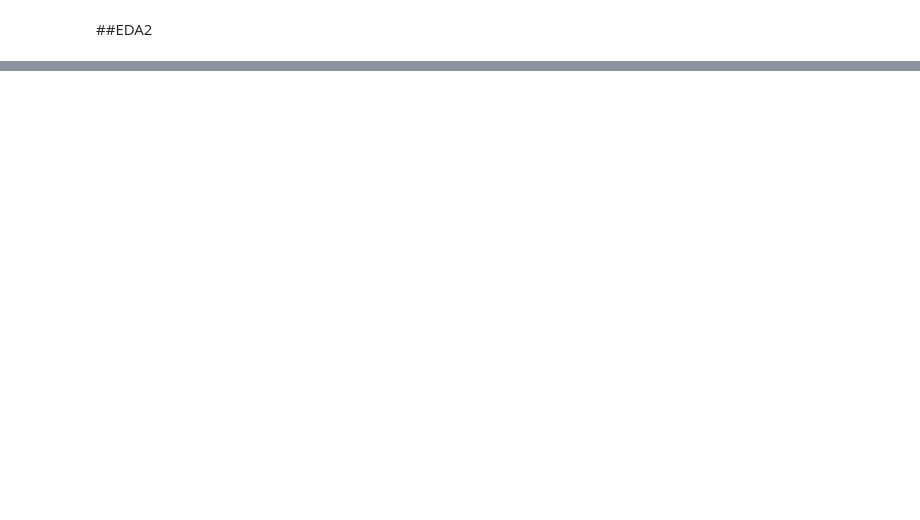
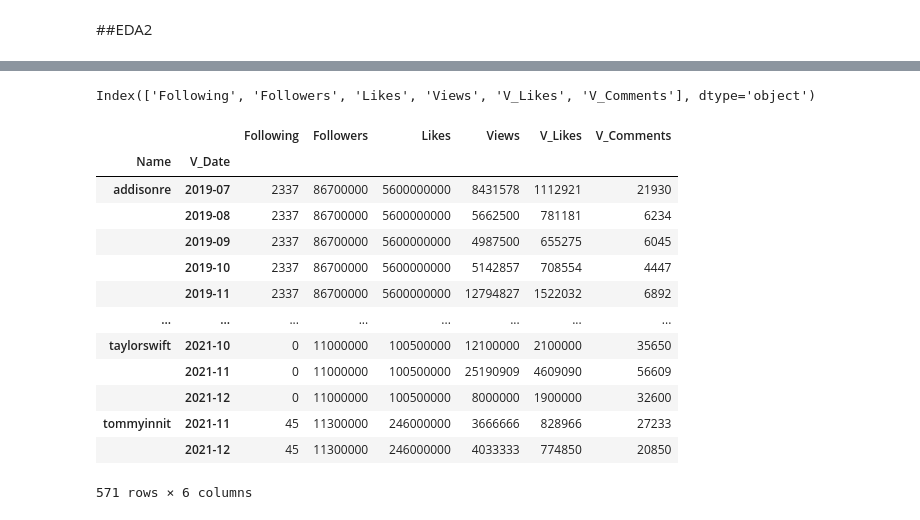
Before and after one commit to nikodemadamski/FYP, a Jupyter notebook: FYP.ipynb, the cells around one changed output, grey strips where cells are left out. Cells and saved outputs as stored; diff of their text form; code cells hidden in the pictures; blank space fills up the shorter version.

```diff
--- a/FYP.ipynb
+++ b/FYP.ipynb
@@ -261,0 +403,21 @@ print(df.head(72))
+# %%
+df3.columns
+# %% [output]
+Index(['Following', 'Followers', 'Likes', 'Views', 'V_Likes', 'V_Comments'], dtype='object')
+# %%
+df3
+# %% [output]
+|  |  | Following | Followers | Likes | Views | V_Likes | V_Comments |
+| Name | V_Date |  |  |  |  |  |  |
+| addisonre | 2019-07 | 2337 | 86700000 | 5600000000 | 8431578 | 1112921 | 21930 |
+|  | 2019-08 | 2337 | 86700000 | 5600000000 | 5662500 | 781181 | 6234 |
+|  | 2019-09 | 2337 | 86700000 | 5600000000 | 4987500 | 655275 | 6045 |
+|  | 2019-10 | 2337 | 86700000 | 5600000000 | 5142857 | 708554 | 4447 |
+|  | 2019-11 | 2337 | 86700000 | 5600000000 | 12794827 | 1522032 | 6892 |
+| ... | ... | ... | ... | ... | ... | ... | ... |
+| taylorswift | 2021-10 | 0 | 11000000 | 100500000 | 12100000 | 2100000 | 35650 |
+|  | 2021-11 | 0 | 11000000 | 100500000 | 25190909 | 4609090 | 56609 |
+|  | 2021-12 | 0 | 11000000 | 100500000 | 8000000 | 1900000 | 32600 |
+| tommyinnit | 2021-11 | 45 | 11300000 | 246000000 | 3666666 | 828966 | 27233 |
+|  | 2021-12 | 45 | 11300000 | 246000000 | 4033333 | 774850 | 20850 |
+571 rows × 6 columns
```
Also changed, not shown: parts of 66 cells of this notebook.
